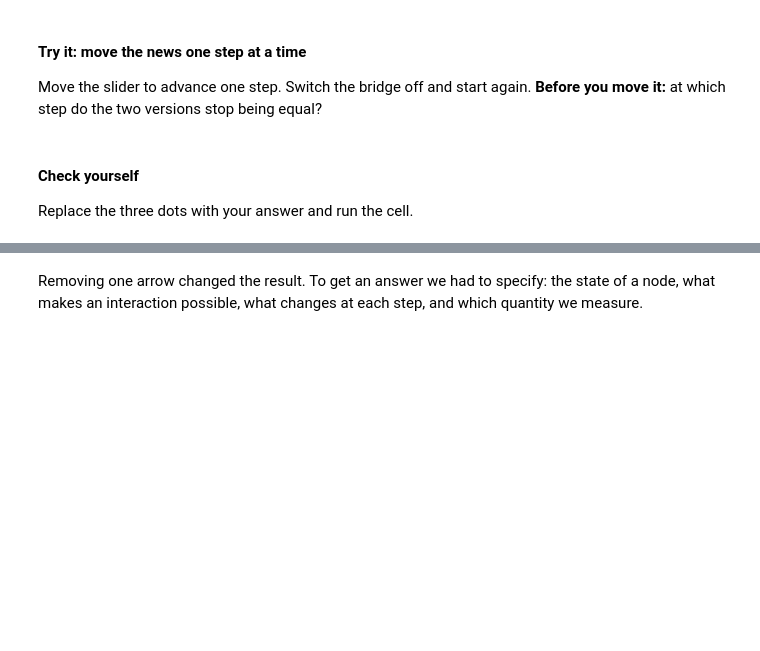
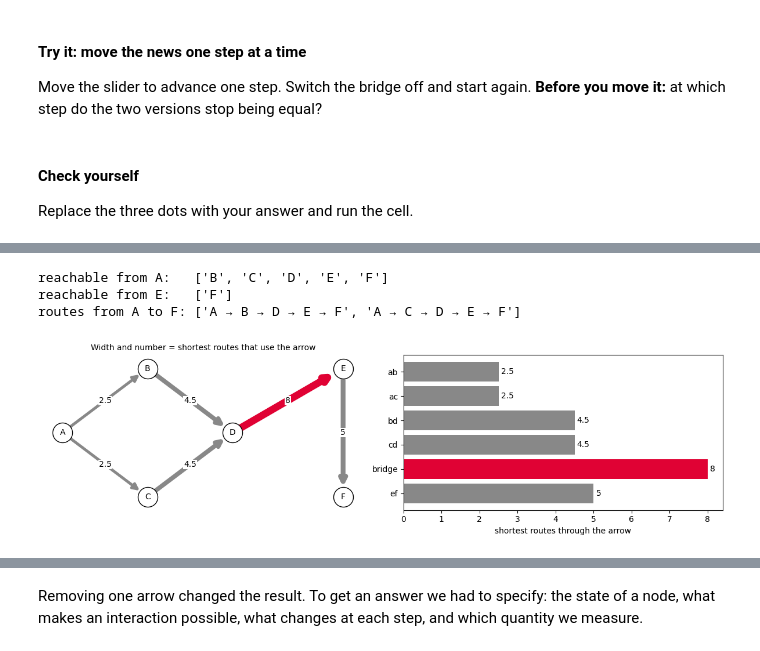
Before and after one commit to Izainea/aiq-quivers, a Jupyter notebook: workshop_ciarp2026.ipynb, the cells around one changed output, grey strips where cells are left out. Drawn from its saved outputs; the diff is of its cells as text; code cells hidden in the pictures; blank space fills up the shorter version.

Commit message:
Workshop notebook: questions answered with networkx and more interactive cells

```diff
--- a/workshop_ciarp2026.ipynb
+++ b/workshop_ciarp2026.ipynb
@@ -231,0 +244,40 @@ check("nodes reached without the bridge", ...)
+# %%
+def to_nx(Q):
+    # The same quiver as a networkx graph. The name of each arrow is kept as the key of its edge.
+    G = nx.MultiDiGraph()
+    G.add_nodes_from(Q.Q0)
+    G.add_edges_from((s, t, name) for name, s, t in Q.Q1)
+    return G
+
+
+G_toy = to_nx(Q_toy)
+print("reachable from A:  ", sorted(nx.descendants(G_toy, "A")))
+print("reachable from E:  ", sorted(nx.descendants(G_toy, "E")))
+print("routes from A to F:", [" → ".join(route) for route in nx.all_simple_paths(nx.DiGraph(G_toy), "A", "F")])
+
+through = nx.edge_betweenness_centrality(nx.DiGraph(G_toy), normalized=False)
+load = {name: through[(s, t)] for name, s, t in Q_toy.Q1}
+fig, (ax1, ax2) = plt.subplots(1, 2, figsize=(12, 3.6))
+G_draw = nx.DiGraph(G_toy)
+nx.draw_networkx_nodes(G_draw, pos_toy, ax=ax1, node_color="white", edgecolors="black", node_size=600)
+nx.draw_networkx_labels(G_draw, pos_toy, ax=ax1, font_size=10)
+for name, s, t in Q_toy.Q1:
+    nx.draw_networkx_edges(G_draw, pos_toy, edgelist=[(s, t)], ax=ax1, node_size=600, arrowsize=16,
+                           width=1 + load[name], edge_color="#E00234" if name == "bridge" else "#888888")
+    (x1, y1), (x2, y2) = pos_toy[s], pos_toy[t]
+    ax1.text((x1 + x2) / 2, (y1 + y2) / 2, f"{load[name]:g}", fontsize=10, ha="center", va="center",
+             bbox=dict(fc="white", ec="none", pad=0.6))
+ax1.set_title("Width and number = shortest routes that use the arrow", fontsize=10)
+ax1.axis("off")
+bars = ax2.barh(list(load), list(load.values()),
+                color=["#E00234" if name == "bridge" else "#888888" for name in load])
+ax2.bar_label(bars, padding=3)
+ax2.invert_yaxis()
+ax2.set_xlabel("shortest routes through the arrow")
+plt.tight_layout()
+plt.show()
+# %% [output]
+reachable from A:   ['B', 'C', 'D', 'E', 'F']
+reachable from E:   ['F']
+routes from A to F: ['A → B → D → E → F', 'A → C → D → E → F']
+[figure, added]
```
Also changed, not shown: parts of 25 cells of this notebook.
